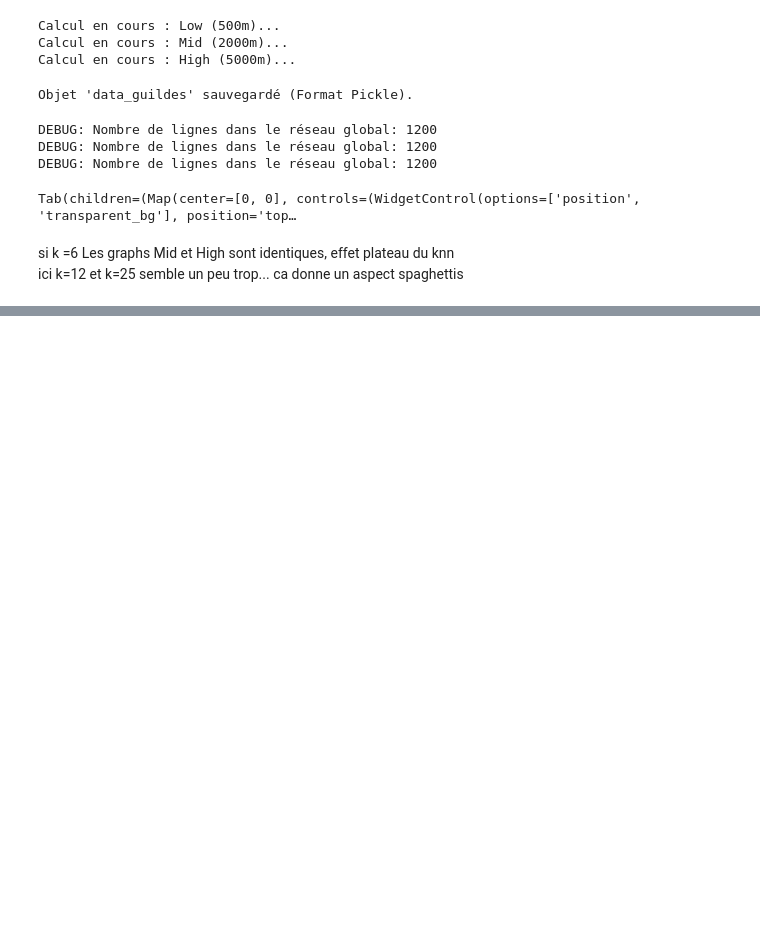
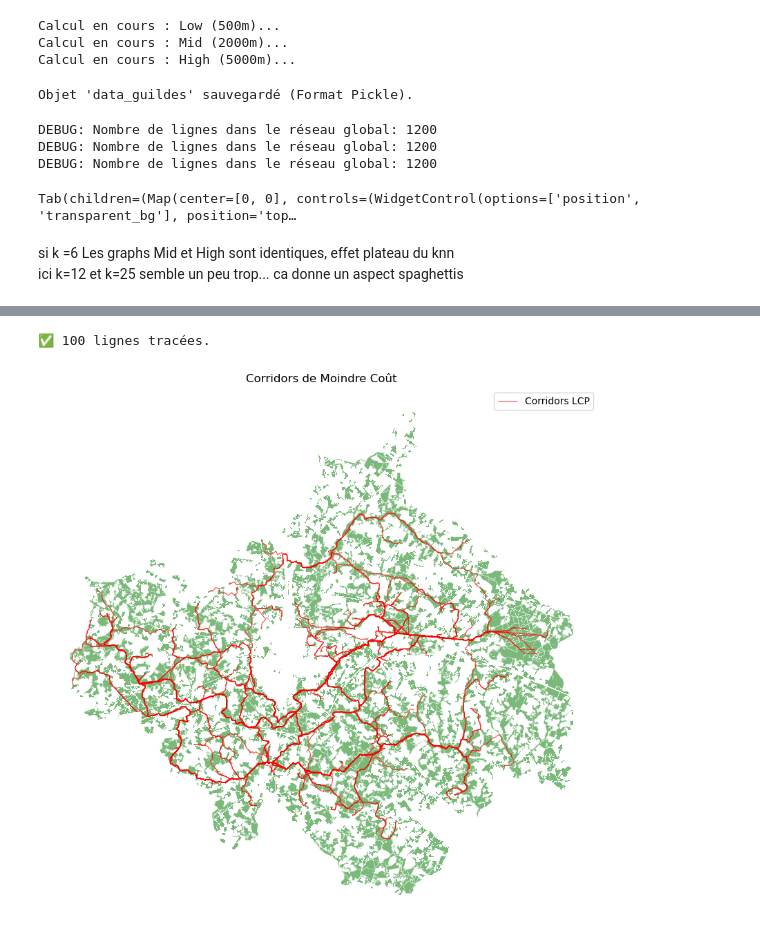
Before and after one commit to marion-billy/urbiverde_ivb, a Jupyter notebook: tutos/test_pipeline.ipynb, the cells around one changed output, grey strips where cells are left out. Drawn from its saved outputs; the diff is of its cells as text; code cells hidden in the pictures; blank space fills up the shorter version.

Commit message:
test LCP?

```diff
--- a/tutos/test_pipeline.ipynb
+++ b/tutos/test_pipeline.ipynb
@@ -986,0 +1145,24 @@ TypeError: 'NoneType' object is not subscriptable
+# %%
+import matplotlib.pyplot as plt
+
+def debug_plot_lcp(gdf_lcp, gdf_cores, title="Vérification Corridors"):
+    fig, ax = plt.subplots(figsize=(12, 10))
+
+    # 1. Affichage des réservoirs (en vert)
+    gdf_cores.plot(ax=ax, color='forestgreen', alpha=0.6, label='Réservoirs')
+
+    # 2. Affichage des corridors (en rouge pour bien les voir)
+    if not gdf_lcp.empty:
+        gdf_lcp.plot(ax=ax, color='red', linewidth=0.8, alpha=0.7, label='Corridors LCP')
+        print(f"✅ {len(gdf_lcp)} lignes tracées.")
+
+    ax.set_title(title)
+    ax.set_axis_off()
+    plt.legend()
+    plt.show()
+
+# Test pour Nancy
+debug_plot_lcp(gdf_lcp_nancy, gdf_cores_wc, "Corridors de Moindre Coût")
+# %% [output]
+✅ 100 lignes tracées.
+[figure, added]
```
Also changed, not shown: parts of 15 cells of this notebook.
